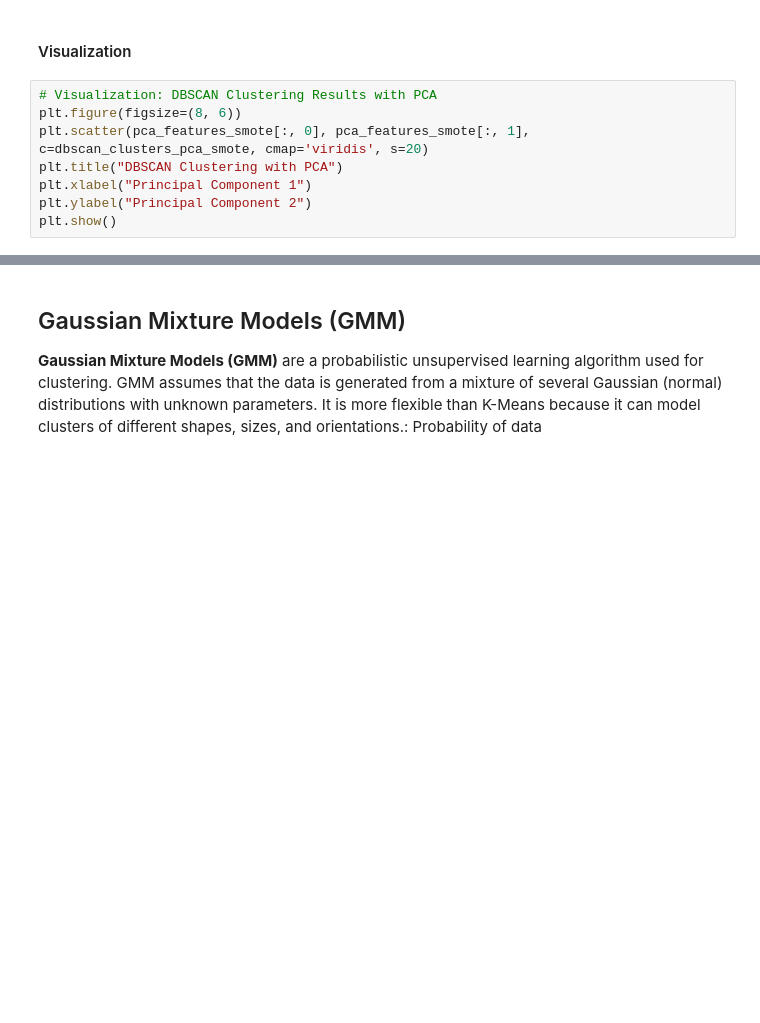
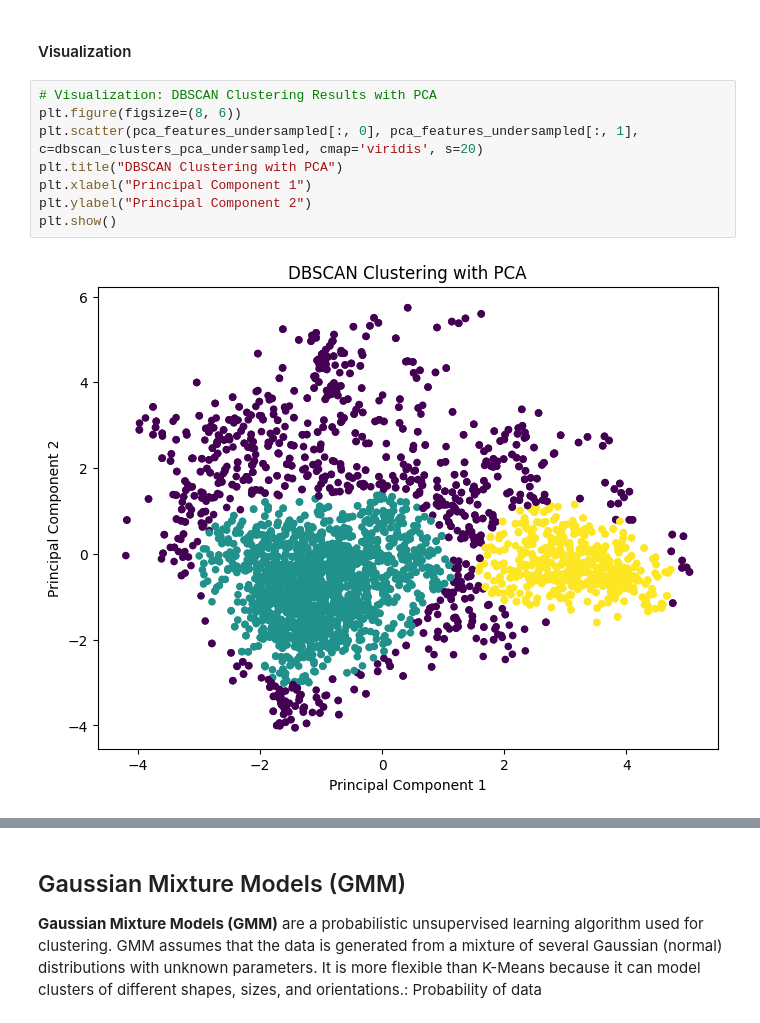
Before and after one commit to sarmadsaleem333/ML-Semester-Project-Crop-Classifier, a Jupyter notebook: ml-project-unsupervised-learning.ipynb, the cells around one changed output, grey strips where cells are left out. Cells and saved outputs as stored; diff of their text form; blank space fills up the shorter version.

```diff
--- a/ml-project-unsupervised-learning.ipynb
+++ b/ml-project-unsupervised-learning.ipynb
@@ -1247,8 +1263,10 @@ plot_confusion_matrix(matrix_dbscan_pca_smote)
 # %%
 # Visualization: DBSCAN Clustering Results with PCA
 plt.figure(figsize=(8, 6))
-plt.scatter(pca_features_smote[:, 0], pca_features_smote[:, 1], c=dbscan_clusters_pca_smote, cmap='viridis', s=20)
+plt.scatter(pca_features_undersampled[:, 0], pca_features_undersampled[:, 1], c=dbscan_clusters_pca_undersampled, cmap='viridis', s=20)
 plt.title("DBSCAN Clustering with PCA")
 plt.xlabel("Principal Component 1")
 plt.ylabel("Principal Component 2")
 plt.show()
+# %% [output]
+[figure, added]
```
Also changed, not shown: parts of 26 cells of this notebook.
